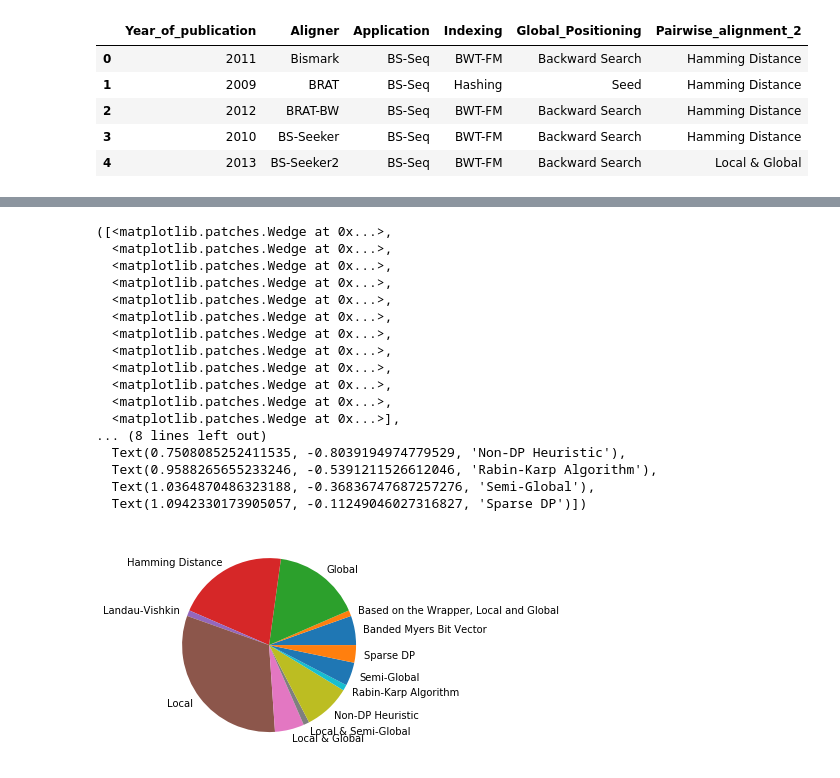
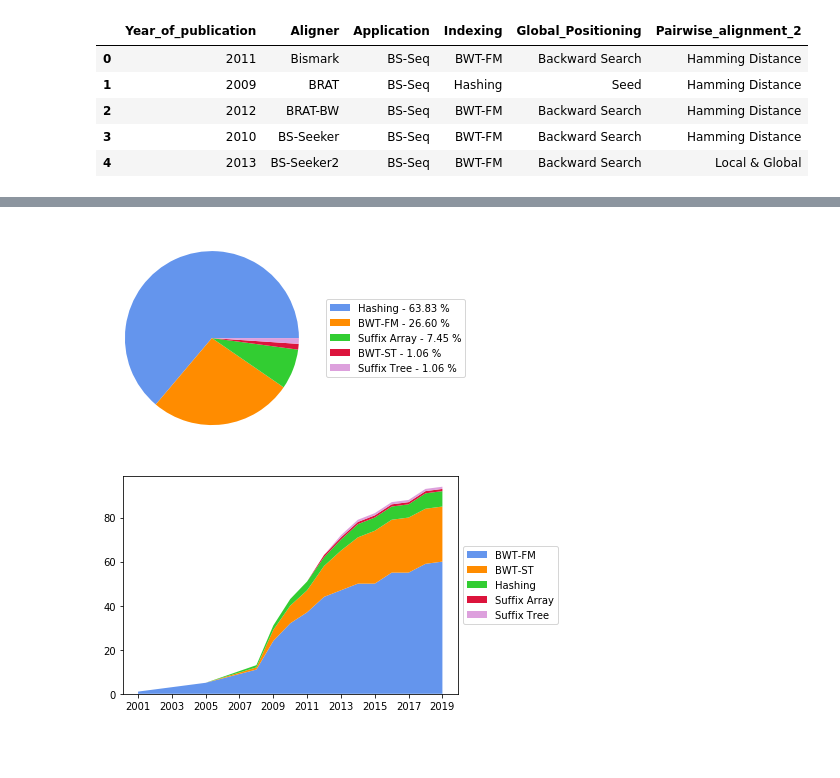
Before and after one commit to Mangul-Lab-USC/technology.dictates.algorithms, a Jupyter notebook: notebooks/year_figures.ipynb, the cells around one changed output, grey strips where cells are left out. Saved outputs shown, nothing was run; the diff lists cells and outputs as text; code cells hidden in the pictures; blank space fills up the shorter version.

Commit message:
updated plots over years

```diff
--- a/notebooks/year_figures.ipynb
+++ b/notebooks/year_figures.ipynb
@@ -26,22 +14,34 @@ plt.pie(global_group.Aligner, labels=global_group.index);
-# %%
-pairwise_group = data_year.groupby('Pairwise_alignment_2').count()
-plt.pie(pairwise_group.Aligner, labels=pairwise_group.index)
-# %% [output]
-([<matplotlib.patches.Wedge at 0x...>,
-  <matplotlib.patches.Wedge at 0x...>,
-  <matplotlib.patches.Wedge at 0x...>,
-  <matplotlib.patches.Wedge at 0x...>,
-  <matplotlib.patches.Wedge at 0x...>,
-  <matplotlib.patches.Wedge at 0x...>,
-  <matplotlib.patches.Wedge at 0x...>,
-  <matplotlib.patches.Wedge at 0x...>,
-  <matplotlib.patches.Wedge at 0x...>,
-  <matplotlib.patches.Wedge at 0x...>,
-  <matplotlib.patches.Wedge at 0x...>,
-  <matplotlib.patches.Wedge at 0x...>],
-... (8 lines left out)
-  Text(0.7508085252411535, -0.8039194974779529, 'Non-DP Heuristic'),
-  Text(0.9588265655233246, -0.5391211526612046, 'Rabin-Karp Algorithm'),
-  Text(1.0364870486323188, -0.36836747687257276, 'Semi-Global'),
-  Text(1.0942330173905057, -0.11249046027316827, 'Sparse DP')])
-[figure, removed]
+# %%
+from matplotlib import cm
+
+clrs = ['cornflowerblue', 'darkorange', 'limegreen', 'crimson', 'plum', 'peru', 'aquamarine',
+        'pink', 'darkgrey', 'yellowgreen', 'lightcoral', 'gold']
+# %%
+import matplotlib.pyplot as plt
+import matplotlib
+
+
+idx_group = data_year.groupby('Indexing').count().sort_values('Aligner', ascending=False)
+patches, texts = plt.pie(idx_group.Aligner, colors=clrs)
+pct = 100.*idx_group.Aligner/idx_group.Aligner.sum()
+labels = ['{0} - {1:1.2f} %'.format(i,j) for i,j in zip(idx_group.index, pct)]
+plt.legend(patches, labels, loc='center left', bbox_to_anchor=(1, .5))
+plt.show()
+# %% [output]
+[figure, added]
+# %%
+by_year = data_year.groupby(['Year_of_publication','Indexing']).count()
+by_year = by_year.xs('Aligner', axis=1)
+by_year = by_year.unstack(level = -1, fill_value=0)
+by_year = by_year.cumsum()
+x = by_year.index
+by_year
+
+plt.stackplot(x, by_year.loc[:,'Hashing'], by_year.loc[:,'BWT-FM'], by_year.loc[:,'Suffix Array'],
+              by_year.loc[:,'BWT-ST'], by_year.loc[:,'Suffix Tree'],
+              labels=by_year.columns, colors=clrs)
+plt.legend(loc='center left', bbox_to_anchor=(1, .5))
+plt.xticks(range(min(x), max(x)+1, 2))
+plt.show()
+# %% [output]
+[figure, added]
```
Also changed, not shown: parts of 6 cells of this notebook.
